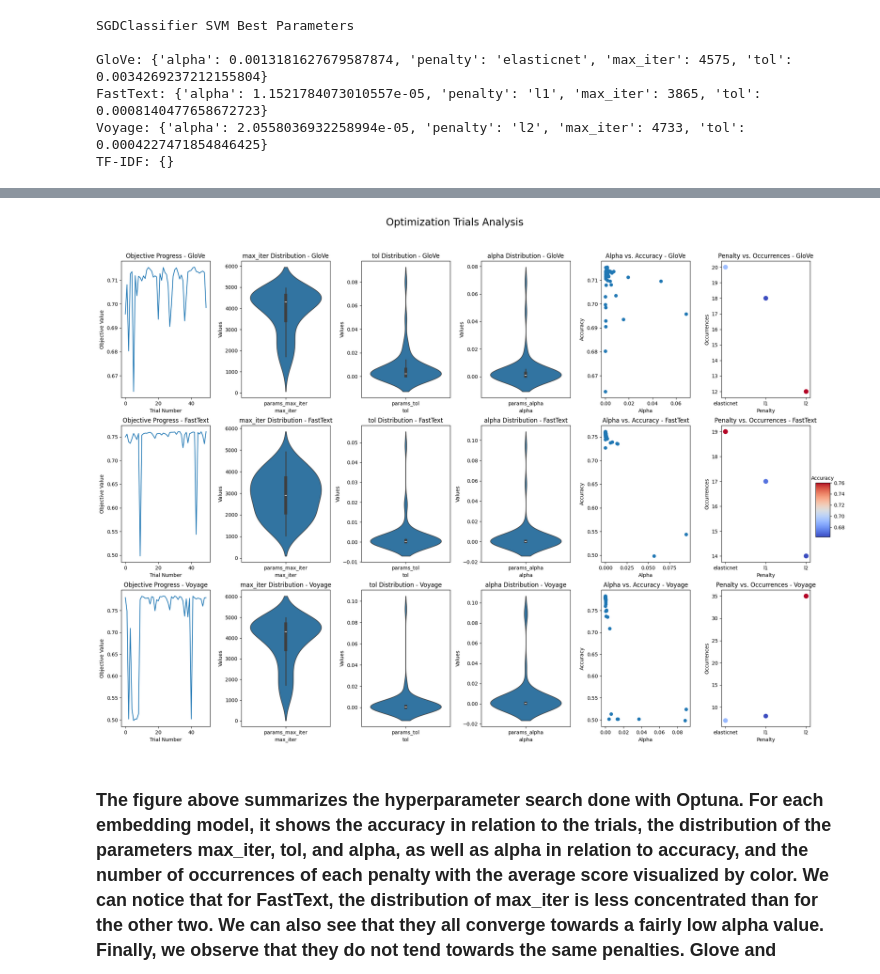
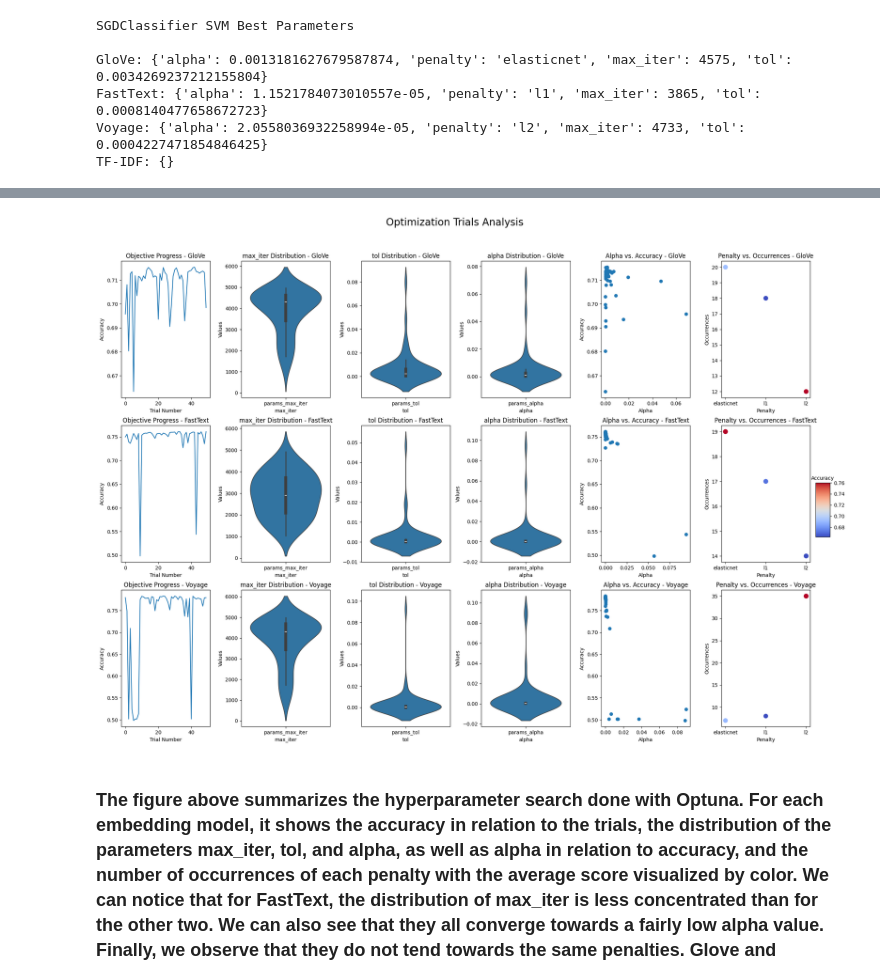
Before and after one commit to ilanaliouchouche/hate-speechs, a Jupyter notebook: hatespeech.ipynb, the cells around one changed output, grey strips where cells are left out. Drawn from its saved outputs; the diff is of its cells as text; code cells hidden in the pictures.

```diff
--- a/hatespeech.ipynb
+++ b/hatespeech.ipynb
@@ -595,6 +595,10 @@ model_scores = {
     'Gaussian Naive Bayes': {embed: {} for embed in embed_list},
     'Bernoulli Naive Bayes': {embed: {} for embed in embed_list},
 }
+# %%
+tfidf = TfidfVectorizer(max_features=10000)
+docs_tf_idf = tfidf.fit_transform(df_with_vectors['Content']).toarray()
+docs_tf_idf_test = tfidf.transform(df_with_vectors_test['Content']).toarray()
 # %%
 for embed in tqdm(embed_list):
     y_train = df_with_vectors['Label'].tolist()
@@ -682,3 +689,6 @@ plt.show()
+# %%
+with open('model_scores.json', 'w') as f:
+    json.dump(model_scores, f)
 # %% [markdown]
 ## Now we are going to try some classic machine learning algorithms: `SVM` `LogisticRegression` `RandomForest` `XGBoost`
 # %% [markdown]
@@ -702,8 +712,6 @@ def svm_objective(trial, docs_train):
     model = SGDClassifier(**params)
     scores = cross_val_score(model, docs_train, df_with_vectors_with_val['Label'], cv=5, scoring='accuracy', n_jobs=-1)
     return scores.mean()
-
-study = optuna.create_study(direction='maximize', study_name='SGDClassifier SVM')
 # %% [output]
 [I 2024-01-28 12:55:35,210] A new study created in memory with name: SGDClassifier SVM
 # %%
@@ -774,7 +768,7 @@ for i, (df, embed) in enumerate(zip([df_svm_trials_glove, df_svm_trials_fasttext
     axes[i, 0].plot(df['number'], df['value'])
     axes[i, 0].set_title(f'Objective Progress - {embed}')
     axes[i, 0].set_xlabel('Trial Number')
-    axes[i, 0].set_ylabel('Objective Value')
+    axes[i, 0].set_ylabel('Accuracy')
 
     sns.violinplot(data=df[['params_max_iter']], ax=axes[i, 1])
     axes[i, 1].set_title(f'max_iter Distribution - {embed}')
@@ -784,34 +778,34 @@ for i, (df, embed) in enumerate(zip([df_svm_trials_glove, df_svm_trials_fasttext
     sns.violinplot(data=df[['params_tol']], ax=axes[i, 2])
     axes[i, 2].set_title(f'tol Distribution - {embed}')
     axes[i, 2].set_xlabel('tol')
     axes[i, 2].set_ylabel('Values')
 
     sns.violinplot(data=df[['params_alpha']], ax=axes[i, 3])
     axes[i, 3].set_title(f'alpha Distribution - {embed}')
     axes[i, 3].set_xlabel('alpha')
     axes[i, 3].set_ylabel('Values')
 
     axes[i, 4].scatter(df['params_alpha'], df['value'])
     axes[i, 4].set_title(f'Alpha vs. Accuracy - {embed}')
     axes[i, 4].set_xlabel('Alpha')
     axes[i, 4].set_ylabel('Accuracy')
 
     df_grouped = df.groupby('params_penalty').agg({'number': 'count', 'value': 'mean'}).reset_index()
 
     scatter = axes[i, 5].scatter(df_grouped['params_penalty'], df_grouped['number'], s=df_grouped['value']*100, c=df_grouped['value'], cmap='coolwarm')
     axes[i, 5].set_title(f'Penalty vs. Occurrences - {embed}')
     axes[i, 5].set_xlabel('Penalty')
     axes[i, 5].set_ylabel('Occurrences')
 
 cbar = fig.colorbar(scatter, ax=axs, cax=fig.add_axes([1, 0.39, 0.02, 0.1]))
 cbar.orientation = 'horizontal'
 cbar.ax.set_title('Accuracy', fontdict={'fontsize': 10})
 plt.tight_layout()
 plt.subplots_adjust(top=0.9)
 #plt.savefig('images/svm_trials.png')
 plt.show()
 # %% [output]
-[figure, old version]
+[figure, new version]
 # %% [markdown]
 ### The figure above summarizes the hyperparameter search done with Optuna. For each embedding model, it shows the accuracy in relation to the trials, the distribution of the parameters max_iter, tol, and alpha, as well as alpha in relation to accuracy, and the number of occurrences of each penalty with the average score visualized by color. We can notice that for FastText, the distribution of max_iter is less concentrated than for the other two. We can also see that they all converge towards a fairly low alpha value. Finally, we observe that they do not tend towards the same penalties. Glove and FastText have favored elasticnet more, while Voyage has significantly more often opted for the l2 penalty. However, Glove and Voyage achieved better results with the l2 penalty, whereas the best for FastText seems to be elasticnet
 # %% [markdown]
```
Also changed, not shown: parts of 32 cells of this notebook, 8 other files.
